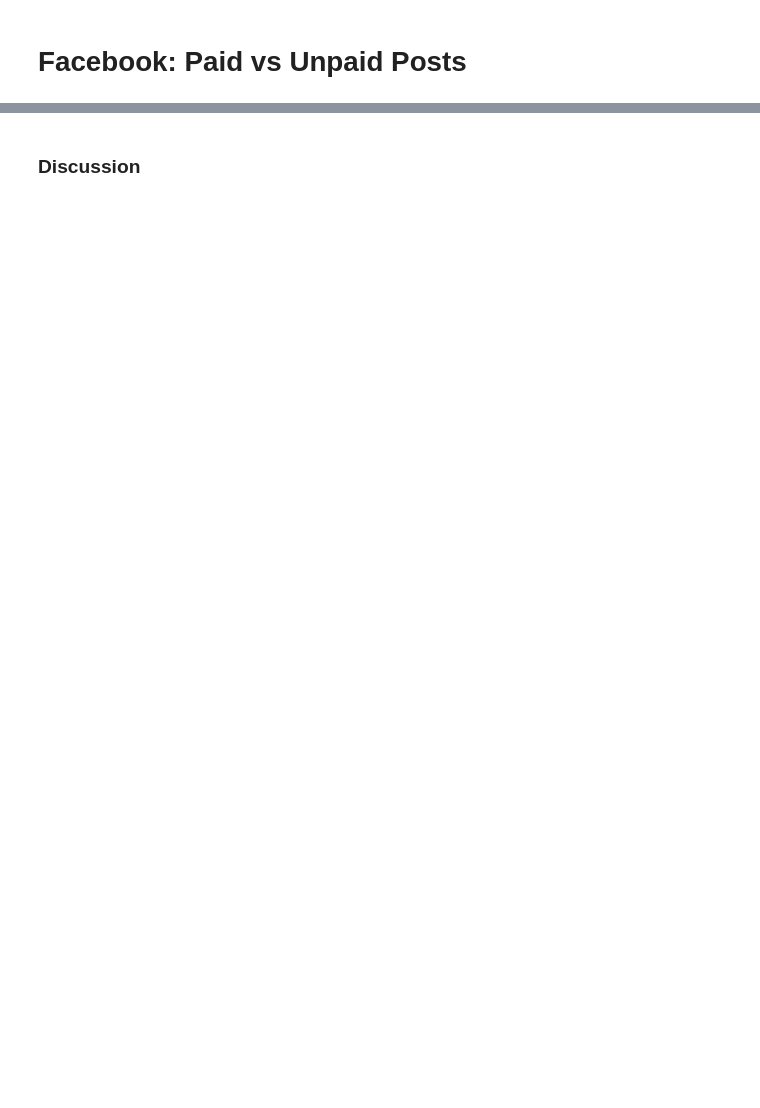
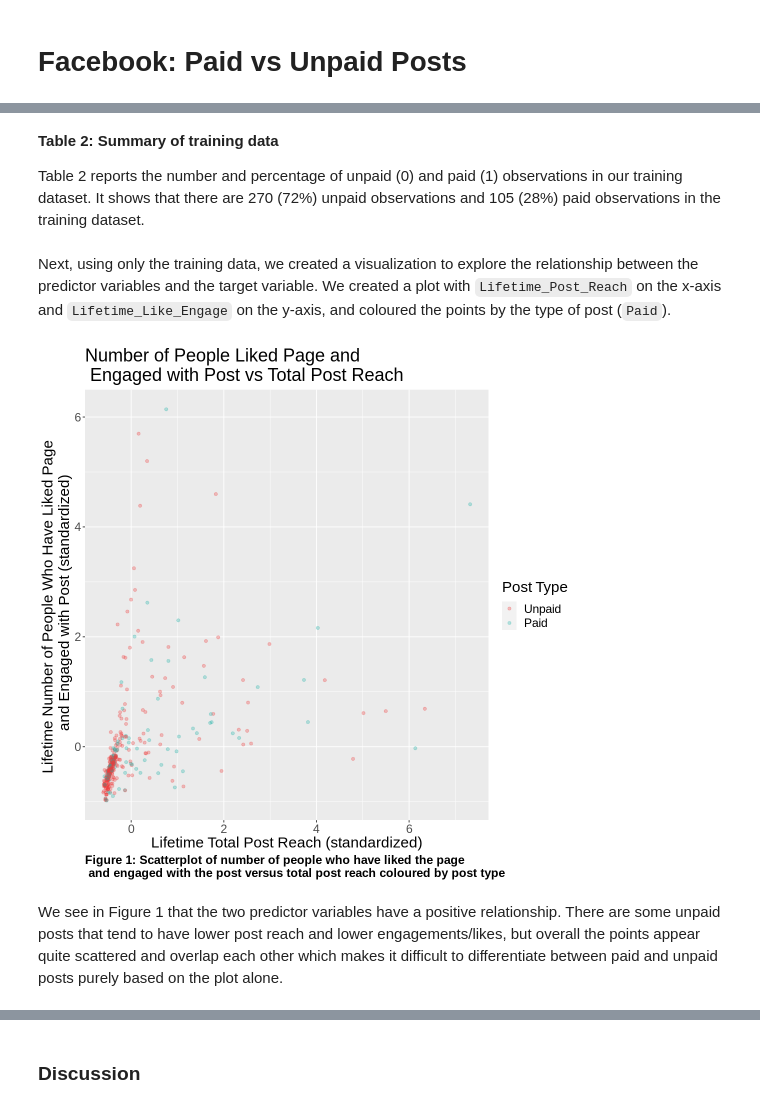
Before and after one commit to truzopus/DSCI_100_Group7, a Jupyter notebook: group_report.ipynb, the cells around one changed output, grey strips where cells are left out. Cells and saved outputs as stored; diff of their text form; code cells hidden in the pictures; blank space fills up the shorter version.

```diff
--- a/group_report.ipynb
+++ b/group_report.ipynb
@@ -228,0 +66,13 @@ Prediction  0  1
+# %%
+# set seed to make analysis reproducible
+set.seed(3060)
+
+# load data
+temp <- tempfile()
+download.file("https://archive.ics.uci.edu/ml/machine-learning-databases/00368/Facebook_metrics.zip", temp, mode = "wb")
+unzip(temp, "dataset_Facebook.csv")
+facebook_unscaled <- read.delim("dataset_Facebook.csv", sep = ";") %>%
+    mutate(Paid = as_factor(Paid)) %>%
+    select(Paid,
+           Lifetime_Post_Reach = Lifetime.Post.Total.Reach,
+           Lifetime_Like_Engage = Lifetime.People.who.have.liked.your.Page.and.engaged.with.your.post)
@@ -228,0 +81,7 @@ Prediction  0  1
+# %%
+# scale and center data
+facebook <- facebook_unscaled %>%
+    filter(!is.na(Paid)) %>% # remove rows where Paid is NA
+    mutate(Lifetime_Post_Reach = scale(Lifetime_Post_Reach, center = TRUE),
+           Lifetime_Like_Engage = scale(Lifetime_Like_Engage, center = TRUE))
+facebook
@@ -228,0 +139,23 @@ Prediction  0  1
+# %% [markdown]
+**Table 2: Summary of training data**
+
+Table 2 reports the number and percentage of unpaid (0) and paid (1) observations in our training dataset. It shows that there are 270 (72%) unpaid observations and 105 (28%) paid observations in the training dataset.
+# %% [markdown]
+Next, using only the training data, we created a visualization to explore the relationship between the predictor variables and the target variable. We created a plot with `Lifetime_Post_Reach` on the x-axis and `Lifetime_Like_Engage` on the y-axis, and coloured the points by the type of post (`Paid`).
+# %%
+# create scatterplot to explore relationship between predictors and target variable
+facebook_plot <- facebook_train %>%
+    ggplot(aes(x = Lifetime_Post_Reach, y = Lifetime_Like_Engage, colour = Paid)) +
+    geom_point(alpha = 0.3) +  # adjust transparency of points for easier visualization
+    labs(x = "Lifetime Total Post Reach (standardized)",
+         y = "Lifetime Number of People Who Have Liked Page \n and Engaged with Post (standardized)",
+         color = "Post Type",
+         title = "Number of People Liked Page and \n Engaged with Post vs Total Post Reach",
+         caption = "Figure 1: Scatterplot of number of people who have liked the page \n and engaged with the post versus total post reach coloured by post type") +
+    scale_color_manual(labels = c("Unpaid", "Paid"), values = c("brown2", "lightseagreen")) +
+    theme(text = element_text(size = 18), plot.caption = element_text(face = "bold", hjust = 0))
+facebook_plot
+# %% [output]
+[figure, added]
+# %% [markdown]
+We see in Figure 1 that the two predictor variables have a positive relationship. There are some unpaid posts that tend to have lower post reach and lower engagements/likes, but overall the points appear quite scattered and overlap each other which makes it difficult to differentiate between paid and unpaid posts purely based on the plot alone.
```
Also changed, not shown: parts of 54 cells of this notebook.
